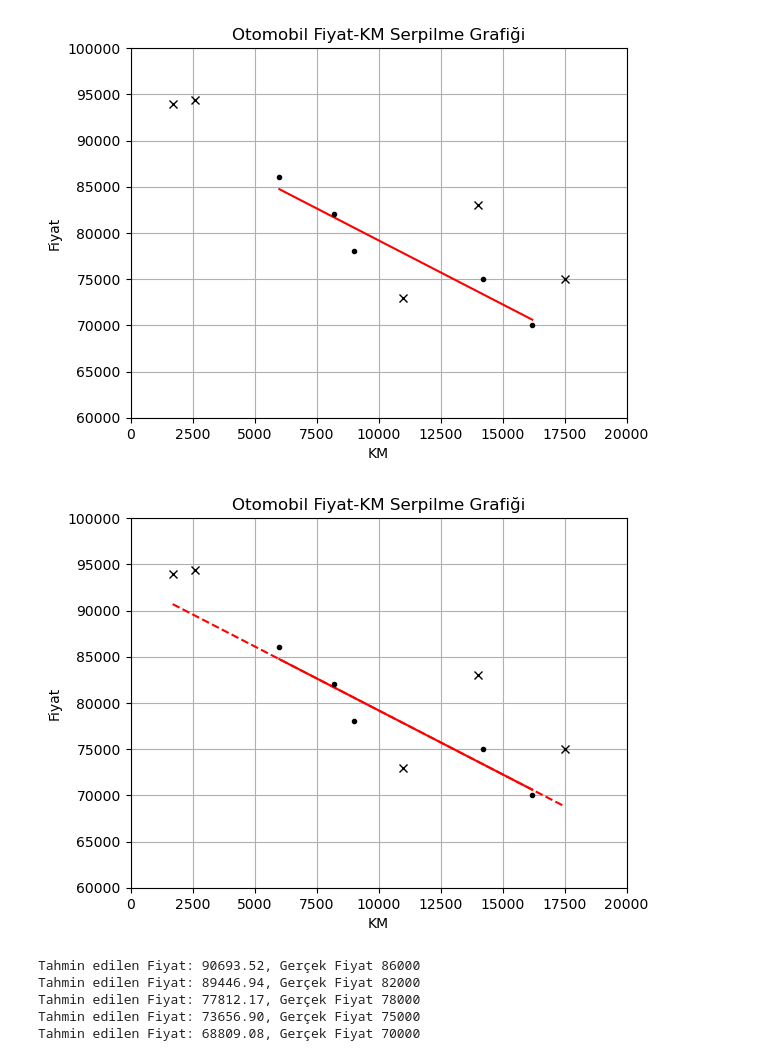
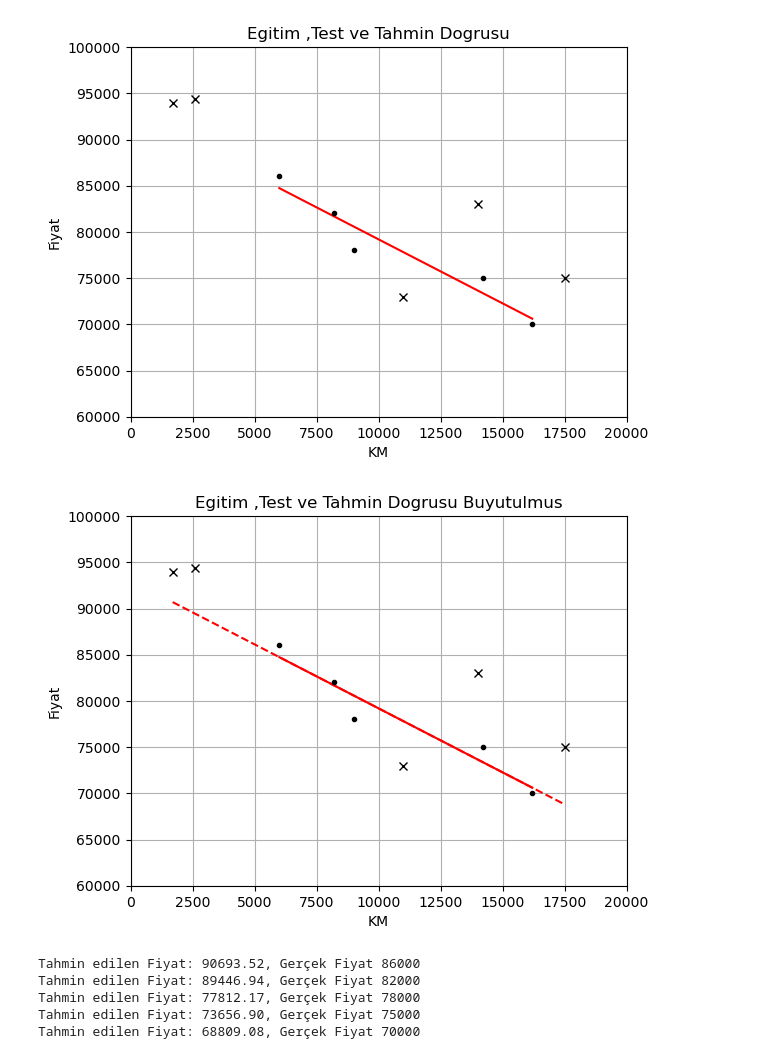
Before and after one commit to enesacarq/ml-experiments, a Jupyter notebook: regression/simple_linear_regression.ipynb, the cells around one changed output. Saved outputs shown, nothing was run; the diff lists cells and outputs as text; code cells hidden in the pictures.

```diff
--- a/regression/simple_linear_regression.ipynb
+++ b/regression/simple_linear_regression.ipynb
@@ -132,7 +132,7 @@ plt.show()
 # %%
 #Graph-4:Eğitim ve Test veri seti ile eğitim veri setinin tahmin doğrusu:
 plt.figure()
-plt.title("Otomobil Fiyat-KM Serpilme Grafiği")
+plt.title("Egitim ,Test ve Tahmin Dogrusu")
 plt.xlabel("KM")
 plt.ylabel("Fiyat")
 plt.plot(x,model.predict(x),color="red")
@@ -142,22 +142,22 @@ plt.axis([0,20000,60000,100000])
 plt.grid(True)
 plt.show()
 # %% [output]
-[figure, old version]
+[figure, new version]
 # %%
 #Graph-5:Tahmin Doğrusu Test Veri setini başarılı öngörebiliyr mu?
 plt.figure()
-plt.title("Otomobil Fiyat-KM Serpilme Grafiği")
+plt.title("Egitim ,Test ve Tahmin Dogrusu Buyutulmus")
 plt.xlabel("KM")
 plt.ylabel("Fiyat")
 plt.plot(x,model.predict(x),color="red")
 plt.plot(x_test,model.predict(x_test),"--",color='red')
 plt.plot(x,y,'k.')
 plt.plot(x_test,y_test,"x",color="black")
 plt.axis([0,20000,60000,100000])
 plt.grid(True)
 plt.show()
 # %% [output]
-[figure, old version]
+[figure, new version]
 # %%
 #test veri seti ile tahmin seti karşılaştırma
 y_test_predictions=model.predict(x_test)
```
Also changed, not shown: parts of 8 cells of this notebook.
